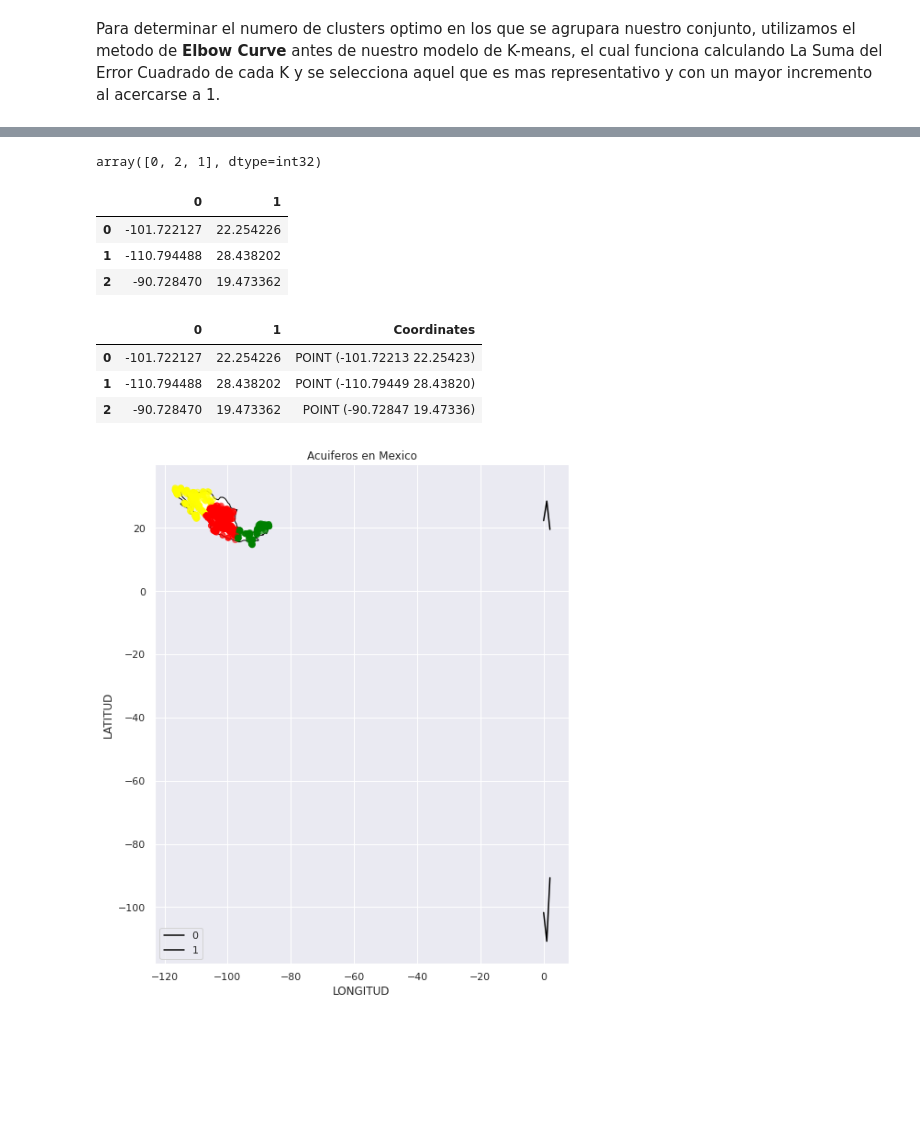
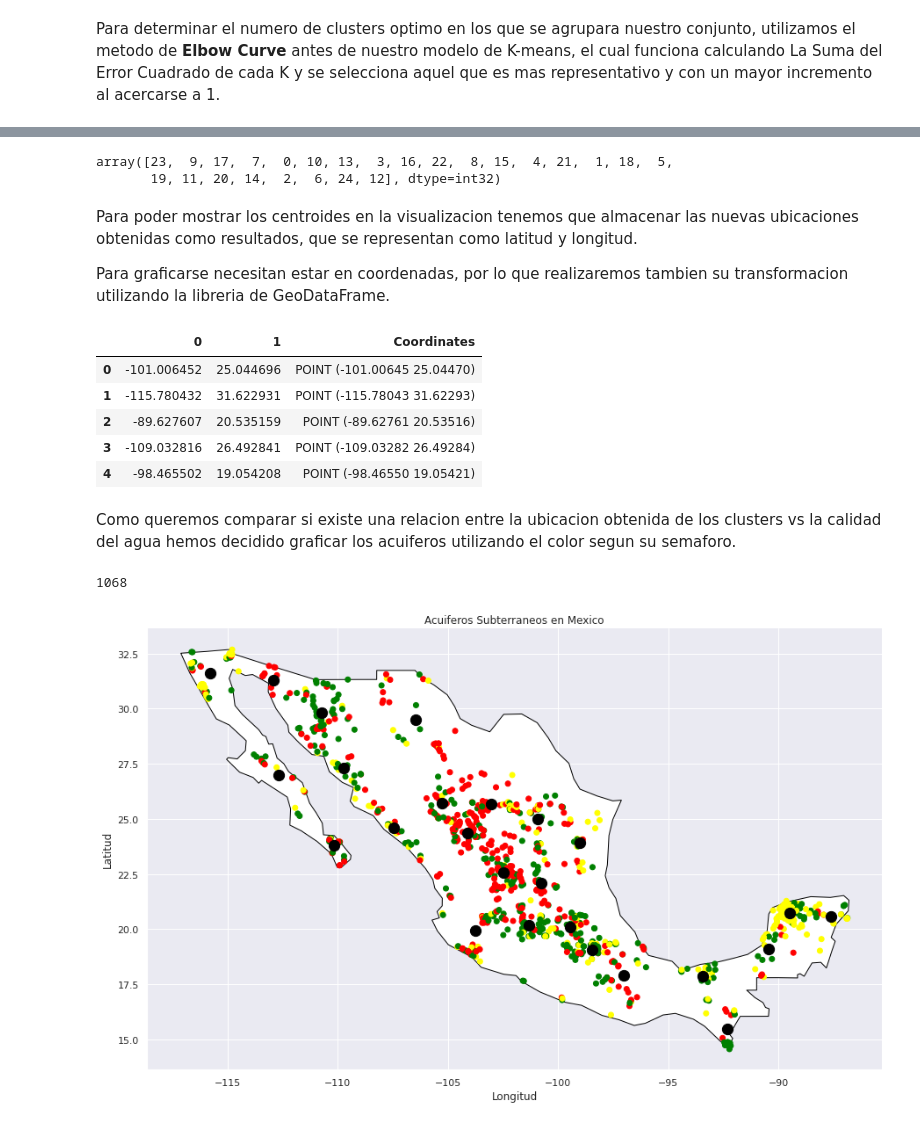
Before and after one commit to PosgradoMNA/actividades-del-projecto-equipo-118, a Jupyter notebook: Equipo118__Reto_Entrega_1.ipynb, the cells around one changed output, grey strips where cells are left out. Saved outputs shown, nothing was run; the diff lists cells and outputs as text; code cells hidden in the pictures; blank space fills up the shorter version.

```diff
--- a/Equipo118__Reto_Entrega_1.ipynb
+++ b/Equipo118__Reto_Entrega_1.ipynb
@@ -483,7 +463,7 @@ X
 #Modelo de K-means
 X = Lat_Lon[["LONGITUD","LATITUD"]]
 
-kmeans = KMeans(n_clusters = 3, init ='k-means++') # Calculo de las K-mean y numero de clusters
+kmeans = KMeans(n_clusters = 25, init ='k-means++') # Calculo de las K-mean y numero de clusters
 kmeans.fit(X)
 
 centroid = kmeans.cluster_centers_ # Coordenadas de los centros
@@ -496,50 +482,75 @@ Para este modelo seleccionamos 4 clusters, por lo que validammos la cantidad de
 #Validamos la cantidad de Clusters creados
 X.cluster_label.unique()
 # %% [output]
-array([0, 2, 1], dtype=int32)
+array([23,  9, 17,  7,  0, 10, 13,  3, 16, 22,  8, 15,  4, 21,  1, 18,  5,
+       19, 11, 20, 14,  2,  6, 24, 12], dtype=int32)
-# %%
-#Almacenamos los centros de los grupos para determinar su ubicacionn
-ck = pd.DataFrame(centroid)
-ck
-# %% [output]
-|  | 0 | 1 |
-| 0 | -101.722127 | 22.254226 |
-| 1 | -110.794488 | 28.438202 |
-| 2 | -90.728470 | 19.473362 |
+# %% [markdown]
+Para poder mostrar los centroides en la visualizacion tenemos que almacenar las nuevas ubicaciones obtenidas como resultados, que se representan como latitud y longitud.
+
+Para graficarse necesitan estar en coordenadas, por lo que realizaremos tambien su transformacion utilizando la libreria de GeoDataFrame.
 # %%
-#Almacenamos las Longitud y Latitud de los centros como Coordenada en una variable
+#Almacenamos el centro de los grupos en una variable su ubicacionn
+ck = pd.DataFrame(centroid)
+ck
+
+#Buscamos las coordenadas de los centroides
 ck["Coordinates"] = list(zip(ck[0], ck[1]))
 ck["Coordinates"] = ck["Coordinates"].apply(Point)
 
-gdf_k = gpd.GeoDataFrame(ck, geometry="Coordinates")
-gdf_k.head()
+#Una vez que tenemos las coordenadas utilizamos la libreria de GeoData para darle formato a la columnna de cordenadas
+gdf_c = gpd.GeoDataFrame(ck, geometry="Coordinates")
+gdf_c.head()
 # %% [output]
 |  | 0 | 1 | Coordinates |
-| 0 | -101.722127 | 22.254226 | POINT (-101.72213 22.25423) |
-| 1 | -110.794488 | 28.438202 | POINT (-110.79449 28.43820) |
-| 2 | -90.728470 | 19.473362 | POINT (-90.72847 19.47336) |
+| 0 | -101.006452 | 25.044696 | POINT (-101.00645 25.04470) |
+| 1 | -115.780432 | 31.622931 | POINT (-115.78043 31.62293) |
+| 2 | -89.627607 | 20.535159 | POINT (-89.62761 20.53516) |
+| 3 | -109.032816 | 26.492841 | POINT (-109.03282 26.49284) |
+| 4 | -98.465502 | 19.054208 | POINT (-98.46550 19.05421) |
+# %% [markdown]
+Como queremos comparar si existe una relacion entre la ubicacion obtenida de los clusters vs la calidad del agua hemos decidido graficar los acuiferos utilizando el color segun su semaforo.
+# %%
+#Agreramos el color correspondiente a cada resgistro
+Vis_map['COLOR'] = Y['SEMAFORO']
+Vis_map['CLUSTER'] = labels
+# %%
+#Se asigna color enn ingles a los datos para utilizarlos como una variable en el grafico
+color_name = []
+
+for i in range(0,1068): #Se cambia el nombre
+  if Vis_map.COLOR[i] == 'Verde':
+    color_name.append('green')
+  if Vis_map.COLOR[i] == 'Rojo':
+    color_name.append('red')
+  if Vis_map.COLOR[i] == 'Amarillo':
+    color_name.append('yellow')
+
+len(color_name)
+# %% [output]
+1068
 # %%
-#Mapa con clusters
+#Construimos el mapa
+#Vamos aplotear los centroides
 
 fig, gax = plt.subplots(figsize=(15,10))
-colores = ['red','yellow','green']
 color_asig = []
+color_individual = Vis_map['COLOR'] #Asignamos el color del semaforo de cada registo
 
-for row in labels:
-  color_asig.append(colores[row])
+for row in range(0,len(color_name)):
+  color_asig.append(color_name[row])
 
 Mapa.query("name == 'Mexico'").plot(ax = gax, edgecolor='black', color='white') #filtramos por pais
 
-Vis_map.plot(ax=gax, color=color_asig, alpha = .5)
-ck.plot(ax=gax, color='black', alpha = 1, markersize = 10)
+Vis_map.plot(ax=gax, color=color_name, alpha = 1)
+gdf_c .plot(ax=gax, color="black", alpha = 1, markersize = 150)
 
-gax.set_xlabel('LONGITUD')
-gax.set_ylabel('LATITUD')
-gax.set_title('Acuiferos en Mexico')
+gax.set_xlabel('Longitud')
+gax.set_ylabel('Latitud')
+gax.set_title('Acuiferos Subterraneos en Mexico')
 
 gax.spines['top'].set_visible(False)
 gax.spines['right'].set_visible(False)
 
 plt.show()
 # %% [output]
-[figure, old version]
+[figure, new version]
```
Also changed, not shown: parts of 12 cells of this notebook.
